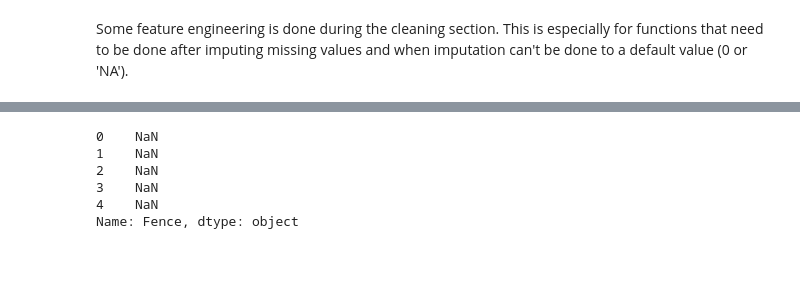
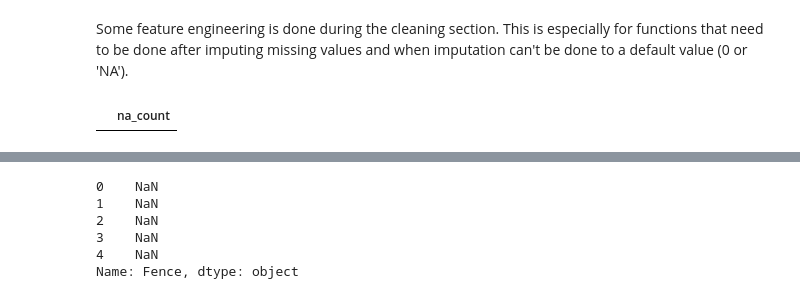
Before and after one commit to stevenlw-porpoise/Ames-Housing-Predictions, a Jupyter notebook: data_wrangling.ipynb, the cells around one changed output, grey strips where cells are left out. Saved outputs shown, nothing was run; the diff lists cells and outputs as text; code cells hidden in the pictures; blank space fills up the shorter version.

Commit message:
Fixed test set

```diff
--- a/data_wrangling.ipynb
+++ b/data_wrangling.ipynb
@@ -1580,8 +1580,9 @@ df_test_clean.loc[1578, 'Electrical'] = 4
 # %%
 from sklearn.impute import SimpleImputer
 si = SimpleImputer()
-df_clean['Lot Frontage'] = si.fit_transform(df_clean[['Lot Frontage']])
-df_test_clean['Lot Frontage'] = si.transform(df_test_clean[['Lot Frontage']])
+impute_cols = ['Lot Frontage', 'Lot Ratio', 'Garage Ratio']
+df_clean[impute_cols] = si.fit_transform(df_clean[impute_cols])
+df_test_clean[impute_cols] = si.transform(df_test_clean[impute_cols])
 # %% [markdown]
 ### Feature engineering
 # %% [markdown]
@@ -1591,14 +1592,16 @@ def feature_engineering(df):
     df_features = df.copy()
 
     # Feature engineering functions
-    lot_features(df_features) # TODO lot_ratio should be set to mean where lot frontage was imputed.
-    garage_features(df_features)
     remodel_features(df_features)
 
     return df_features
 # %%
 df_final = feature_engineering(df_clean)
 df_test_final = feature_engineering(df_test_clean)
+# %%
+pd.DataFrame(df_final.isna().sum(), columns = ['na_count']).query('na_count > 0')
+# %% [output]
+|  | na_count |
 # %%
 all_cols(df_final)
 # %% [output]
```
Also changed, not shown: parts of 15 cells of this notebook.
